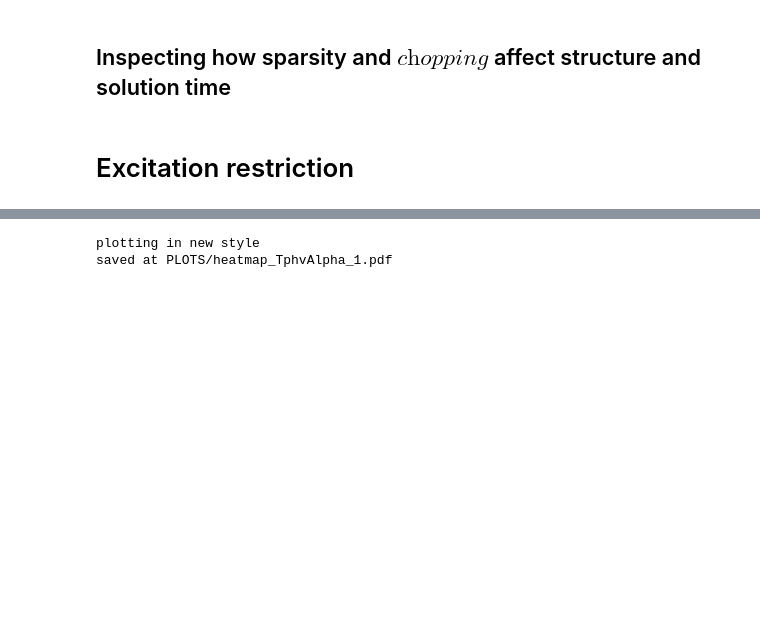
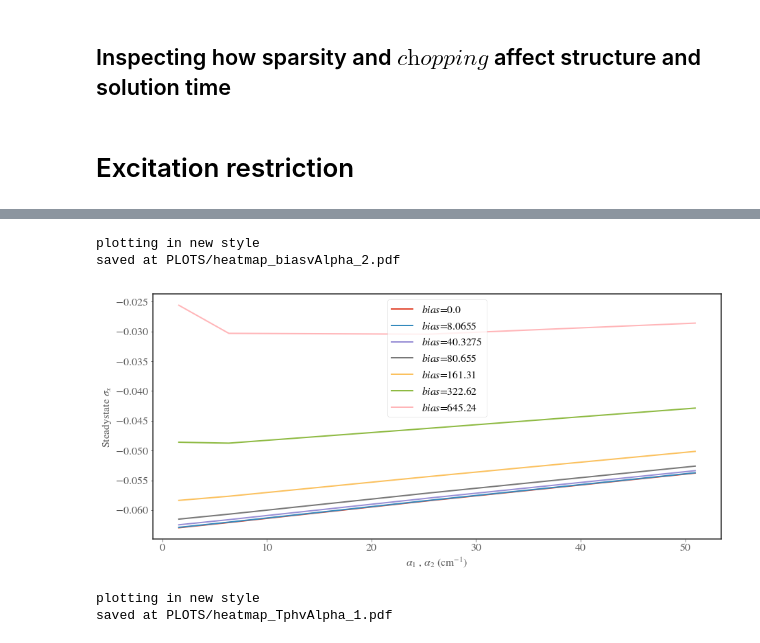
Before and after one commit to HenryMaguire/dimer-code, a Jupyter notebook: convergence_SES_1.ipynb, the cells around one changed output, grey strips where cells are left out. Drawn from its saved outputs; the diff is of its cells as text; code cells hidden in the pictures; blank space fills up the shorter version.

Commit message:
Tried a bias dependent graph, but the various functions do not support this now. Just gathering as much data as I can. Will need to delete some old data soon

```diff
--- a/convergence_SES_1.ipynb
+++ b/convergence_SES_1.ipynb
@@ -148,3 +219,10 @@ ss_array, info_array = hm.heat_map_calculator(PARAMS,
+# %%
+heatmap_plotter(num=2, plot_SD=False, dir_name="heatmap_biasvAlpha",
+                print_params=False, observable='sigma_x')
+# %% [output]
+plotting in new style
+saved at PLOTS/heatmap_biasvAlpha_2.pdf
+[figure, added]
 # %%
 import heatmap_setup as hm
 
```
Also changed, not shown: parts of 5 cells of this notebook, 11 other files.
